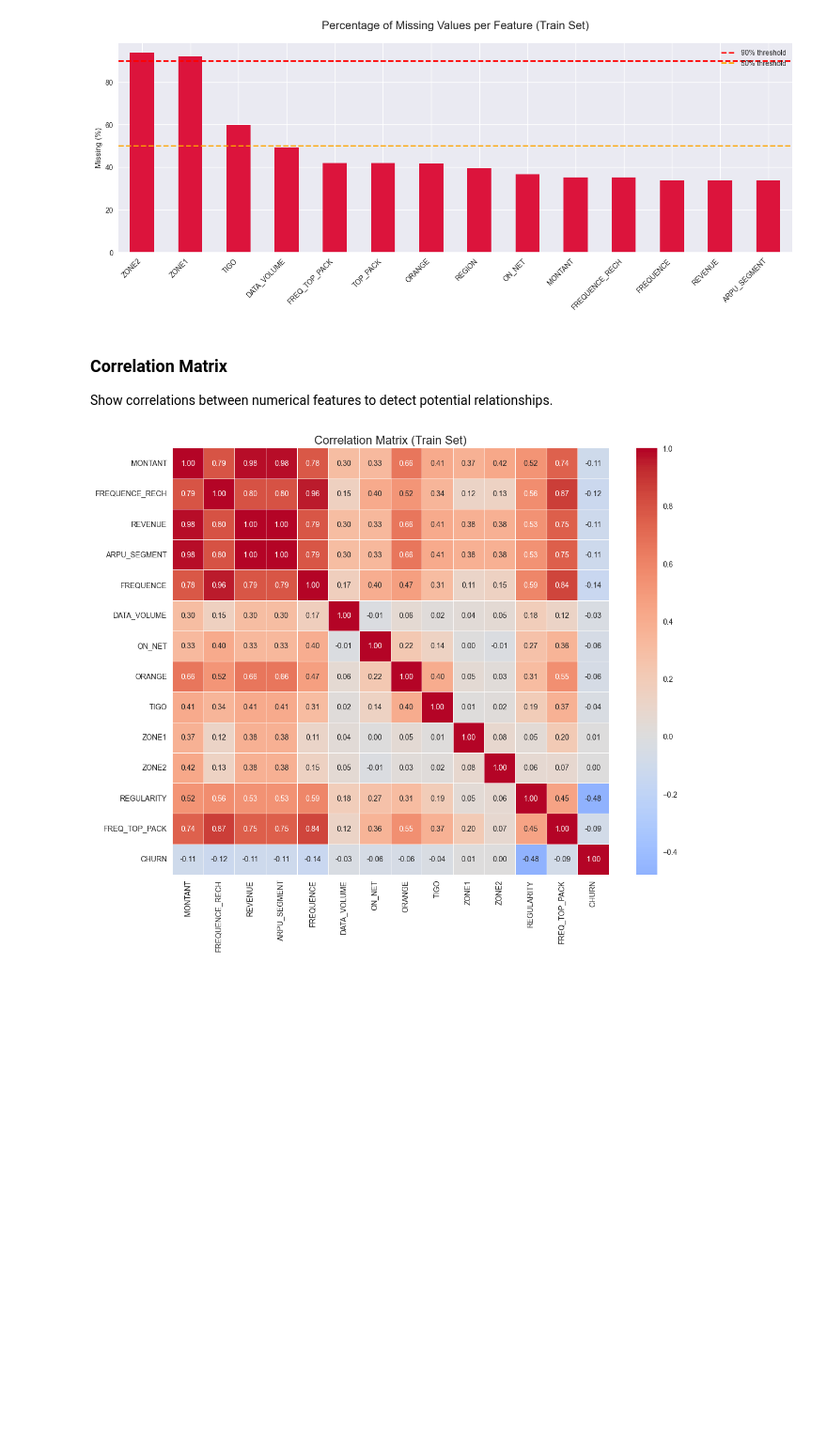
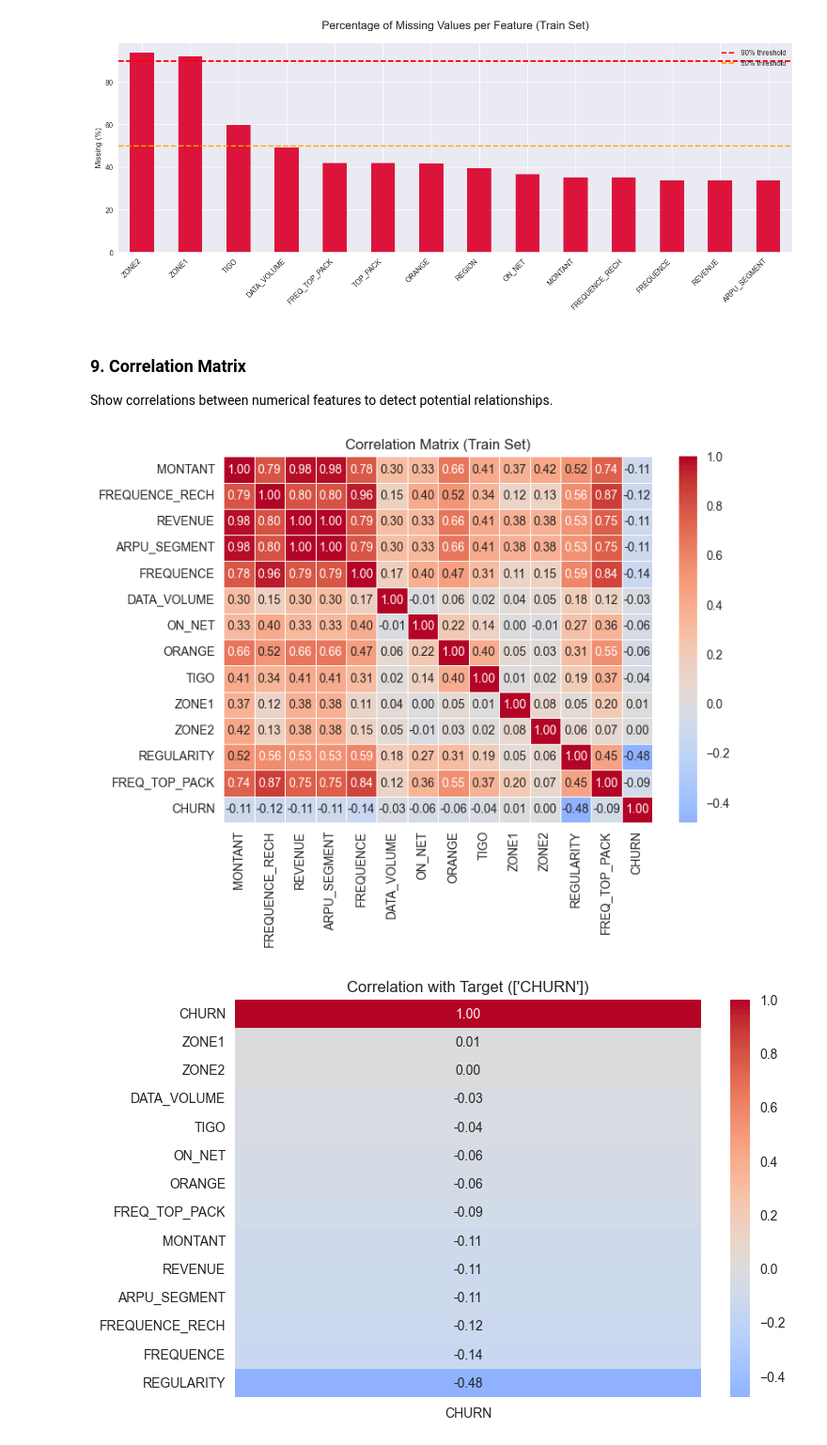
Before and after one commit to BraveVahid/telecom-customer-churn-prediction, a Jupyter notebook: notebooks/exploratory_data_analysis.ipynb, the cells around one changed output. Shown at 94% size. Drawn from its saved outputs; the diff is of its cells as text; code cells hidden in the pictures; blank space fills up the shorter version.

```diff
--- a/notebooks/exploratory_data_analysis.ipynb
+++ b/notebooks/exploratory_data_analysis.ipynb
@@ -123,16 +122,22 @@ ARPU_SEGMENT      33.71
 dtype: float64
 [figure]
 # %% [markdown]
-### Correlation Matrix
+### 9. Correlation Matrix
 Show correlations between numerical features to detect potential relationships.
 # %%
 numeric_cols = data.select_dtypes(include=[np.number]).columns.tolist()
 corr = data[numeric_cols].corr()
 
-plt.figure(figsize=(12, 10))
-sns.heatmap(corr, annot=True, cmap="coolwarm", center=0, fmt=".2f", linewidths=0.5)
-plt.title("Correlation Matrix (Train Set)", fontsize=16)
-plt.tight_layout()
+sns.heatmap(corr, annot=True, fmt=".2f", cmap="coolwarm", center=0, linewidths=0.5)
+plt.title("Correlation Matrix (Train Set)", fontsize=12)
 plt.show()
+
+target_col = ["CHURN"]
+corr_target = corr[target_col].sort_values(by=target_col, ascending=False)
+
+sns.heatmap(corr_target, annot=True, fmt=".2f", cmap="coolwarm", center=0)
+plt.title(f"Correlation with Target ({target_col})", fontsize=12)
+plt.show()
 # %% [output]
-[figure, old version]
+[figure, new version]
+[figure, added]
```
Also changed, not shown: parts of 14 cells of this notebook, 2 other files.
